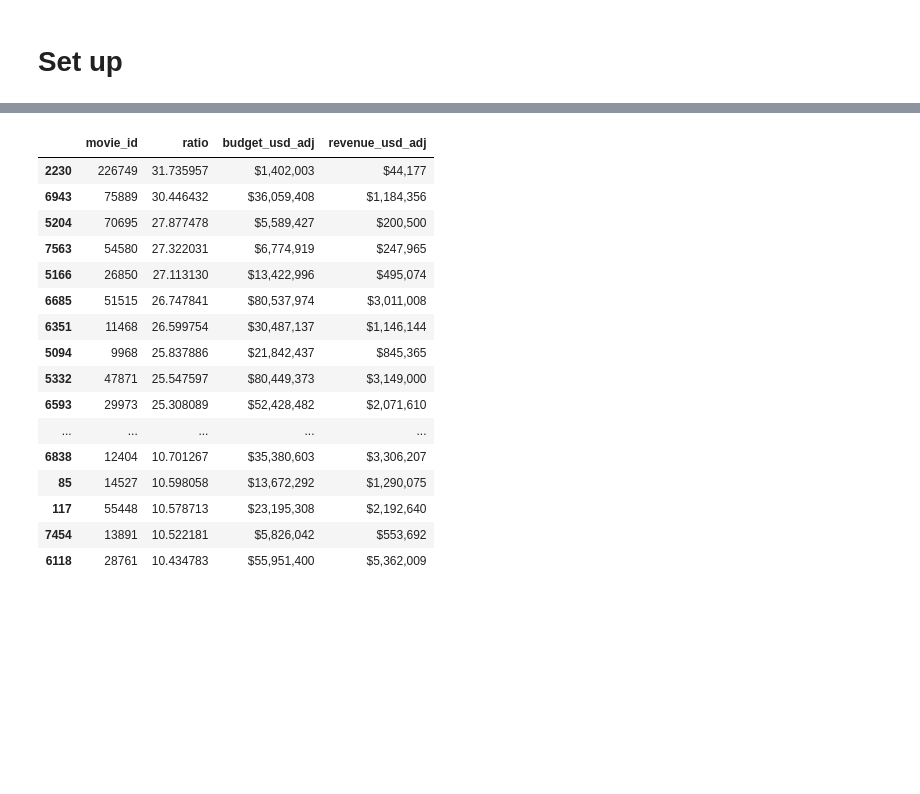
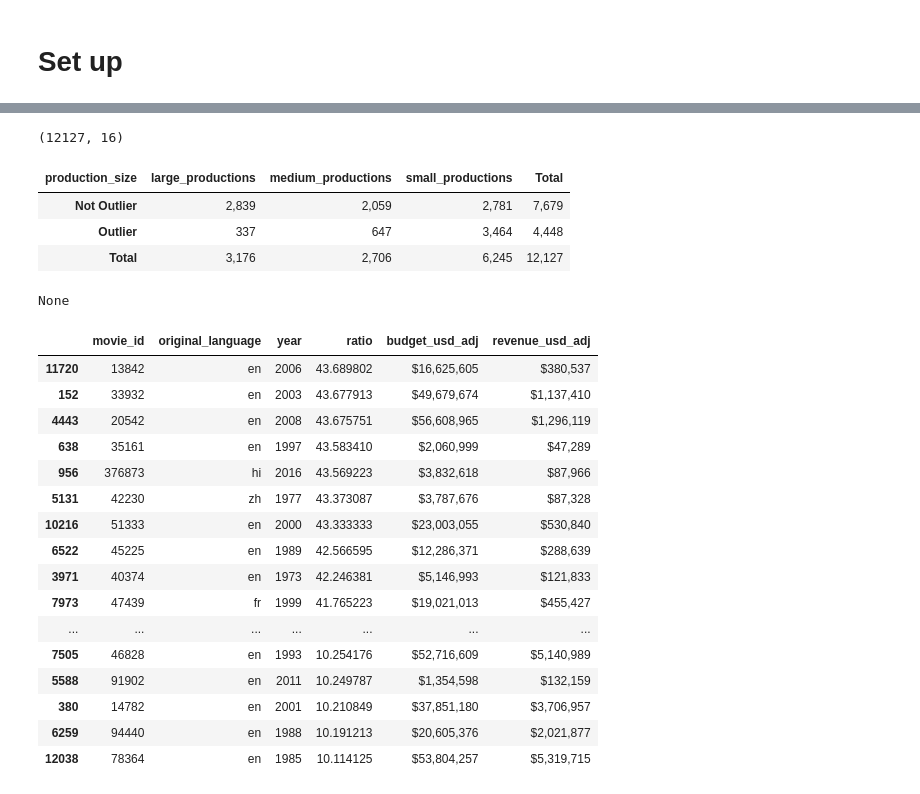
Before and after one commit to ilias1111/box-office-prediction, a Jupyter notebook: code/_eda_3_feature_eng.ipynb, the cells around one changed output, grey strips where cells are left out. Drawn from its saved outputs; the diff is of its cells as text; code cells hidden in the pictures; blank space fills up the shorter version.

```diff
--- a/code/_eda_3_feature_eng.ipynb
+++ b/code/_eda_3_feature_eng.ipynb
@@ -36,23 +36,50 @@ full__regression__none
+# %%
+full__regression__none.shape
+# %% [output]
+(12127, 16)
+# %%
+(full__regression__none
+ .groupby(['is_outlier', 'production_size'])
+ .size()
+ .unstack(fill_value=0)
+ .rename(index={False: 'Not Outlier', True: 'Outlier'})
+ .assign(Total=lambda x: x.sum(axis=1))
+ .pipe(lambda df: pd.concat([df, pd.DataFrame([df.sum()], index=['Total'])])
+       .fillna(0)
+       .astype(int))
+ .style
+#  .background_gradient(cmap='YlOrRd')
+ .format("{:,d}")
+)
+# %% [output]
+| production_size | large_productions | medium_productions | small_productions | Total |
+| Not Outlier | 2,839 | 2,059 | 2,781 | 7,679 |
+| Outlier | 337 | 647 | 3,464 | 4,448 |
+| Total | 3,176 | 2,706 | 6,245 | 12,127 |
 # %%
 full__regression__none['ratio'] = full__regression__none['budget_usd_adj'] / full__regression__none['revenue_usd_adj']
+# %%
+display(full__regression__none[~full__regression__none['is_outlier']].sort_values(by='ratio', ascending=False)[['movie_id','original_language','year','ratio', 'budget_usd_adj','revenue_usd_adj']].head(450).to_clipboard(index=False))
+# %% [output]
+None
 # %%
-display(full__regression__none[~full__regression__none['is_outlier']].sort_values(by='ratio', ascending=False)[['movie_id', 'ratio', 'budget_usd_adj','revenue_usd_adj']].head(100).style.format({'budget_usd_adj': "${:,.0f}",'revenue_usd_adj': "${:,.0f}"}))
+display(full__regression__none[~full__regression__none['is_outlier']].sort_values(by='ratio', ascending=False)[['movie_id','original_language','year','ratio', 'budget_usd_adj','revenue_usd_adj']].head(450).style.format({'budget_usd_adj': "${:,.0f}",'revenue_usd_adj': "${:,.0f}"}))
 # %% [output]
-|  | movie_id | ratio | budget_usd_adj | revenue_usd_adj |
-| 2230 | 226749 | 31.735957 | $1,402,003 | $44,177 |
-| 6943 | 75889 | 30.446432 | $36,059,408 | $1,184,356 |
-| 5204 | 70695 | 27.877478 | $5,589,427 | $200,500 |
-| 7563 | 54580 | 27.322031 | $6,774,919 | $247,965 |
-| 5166 | 26850 | 27.113130 | $13,422,996 | $495,074 |
-| 6685 | 51515 | 26.747841 | $80,537,974 | $3,011,008 |
-| 6351 | 11468 | 26.599754 | $30,487,137 | $1,146,144 |
-| 5094 | 9968 | 25.837886 | $21,842,437 | $845,365 |
-| 5332 | 47871 | 25.547597 | $80,449,373 | $3,149,000 |
-| 6593 | 29973 | 25.308089 | $52,428,482 | $2,071,610 |
-| ... | ... | ... | ... | ... |
-| 6838 | 12404 | 10.701267 | $35,380,603 | $3,306,207 |
-| 85 | 14527 | 10.598058 | $13,672,292 | $1,290,075 |
-| 117 | 55448 | 10.578713 | $23,195,308 | $2,192,640 |
-| 7454 | 13891 | 10.522181 | $5,826,042 | $553,692 |
-| 6118 | 28761 | 10.434783 | $55,951,400 | $5,362,009 |
+|  | movie_id | original_language | year | ratio | budget_usd_adj | revenue_usd_adj |
+| 11720 | 13842 | en | 2006 | 43.689802 | $16,625,605 | $380,537 |
+| 152 | 33932 | en | 2003 | 43.677913 | $49,679,674 | $1,137,410 |
+| 4443 | 20542 | en | 2008 | 43.675751 | $56,608,965 | $1,296,119 |
+| 638 | 35161 | en | 1997 | 43.583410 | $2,060,999 | $47,289 |
+| 956 | 376873 | hi | 2016 | 43.569223 | $3,832,618 | $87,966 |
+| 5131 | 42230 | zh | 1977 | 43.373087 | $3,787,676 | $87,328 |
+| 10216 | 51333 | en | 2000 | 43.333333 | $23,003,055 | $530,840 |
+| 6522 | 45225 | en | 1989 | 42.566595 | $12,286,371 | $288,639 |
+| 3971 | 40374 | en | 1973 | 42.246381 | $5,146,993 | $121,833 |
+| 7973 | 47439 | fr | 1999 | 41.765223 | $19,021,013 | $455,427 |
+| ... | ... | ... | ... | ... | ... | ... |
+| 7505 | 46828 | en | 1993 | 10.254176 | $52,716,609 | $5,140,989 |
+| 5588 | 91902 | en | 2011 | 10.249787 | $1,354,598 | $132,159 |
+| 380 | 14782 | en | 2001 | 10.210849 | $37,851,180 | $3,706,957 |
+| 6259 | 94440 | en | 1988 | 10.191213 | $20,605,376 | $2,021,877 |
+| 12038 | 78364 | en | 1985 | 10.114125 | $53,804,257 | $5,319,715 |
 # %%
```
Also changed, not shown: parts of 2 cells of this notebook, 30 other files.
